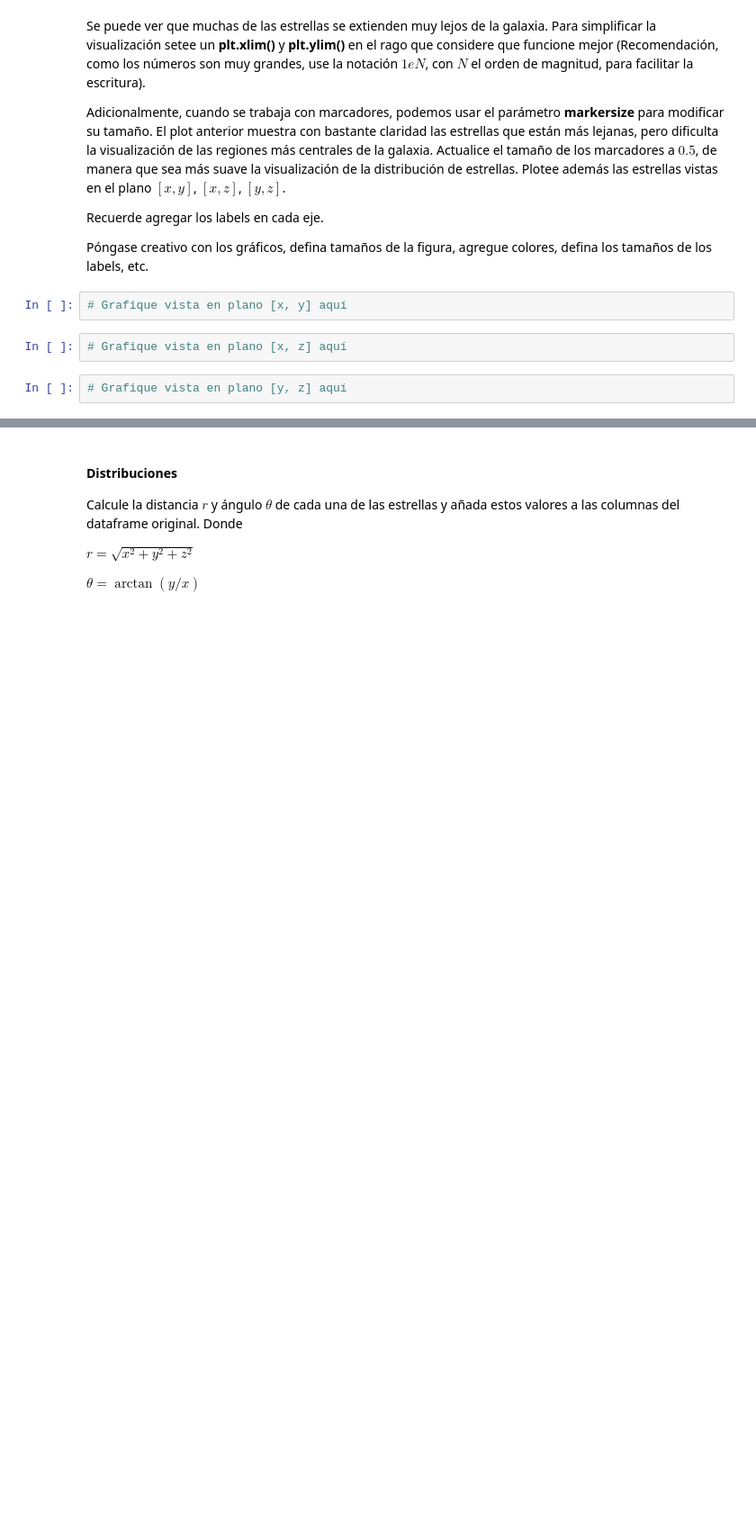
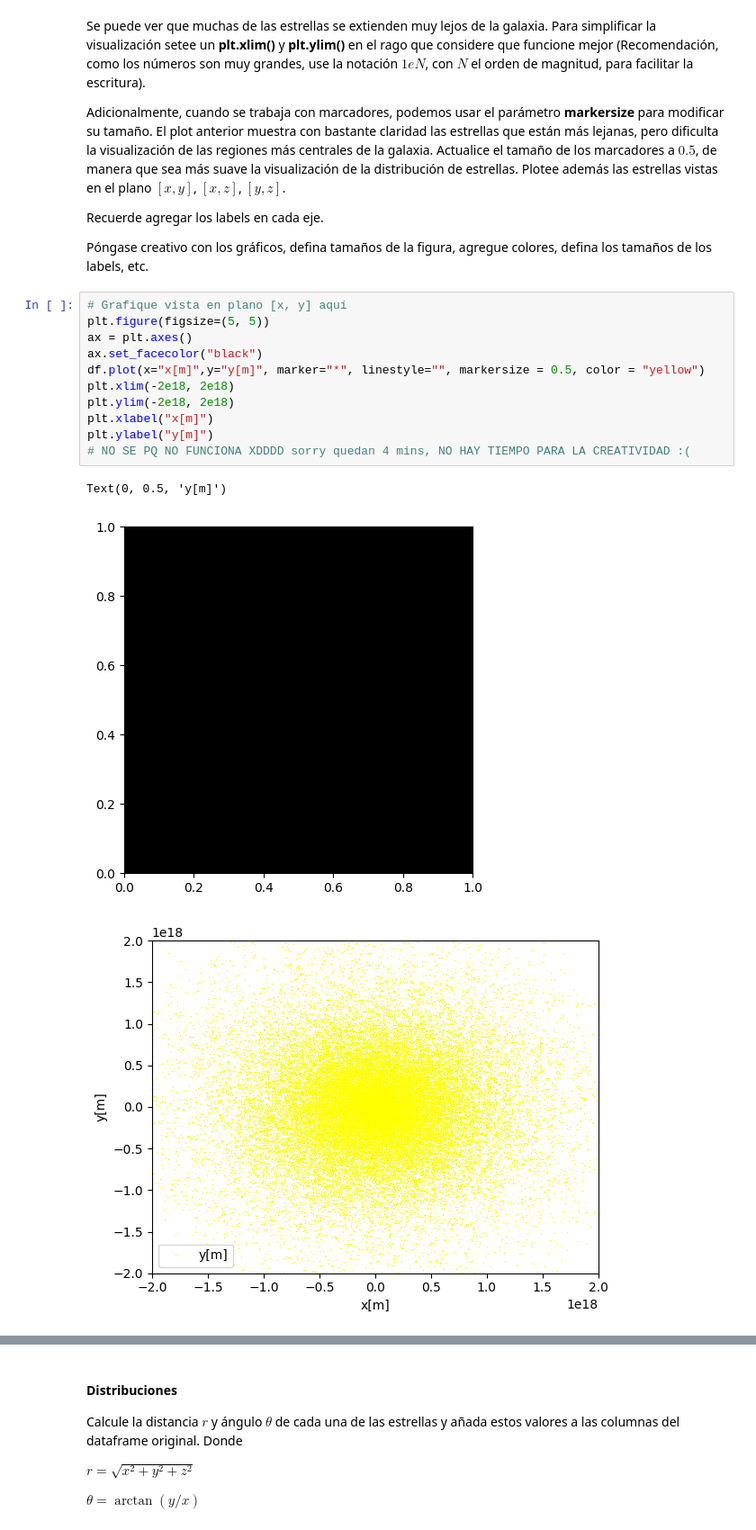
Before and after one commit to GARU0012/Tarea-1, a Jupyter notebook: Tarea_1.ipynb, the cells around one changed output, grey strips where cells are left out. Shown: that part at 90% size. Drawn from its saved outputs; the diff is of its cells as text; blank space fills up the shorter version.

Commit message:
TIEMPO

```diff
--- a/Tarea_1.ipynb
+++ b/Tarea_1.ipynb
@@ -450,9 +470,18 @@ Adicionalmente, cuando se trabaja con marcadores, podemos usar el parámetro **m
 Recuerde agregar los labels en cada eje.
 
 Póngase creativo con los gráficos, defina tamaños de la figura, agregue colores, defina los tamaños de los labels, etc.
-# %%
-# Grafique vista en plano [x, y] aquí
-# %%
-# Grafique vista en plano [x, z] aquí
-# %%
-# Grafique vista en plano [y, z] aquí
+# %%
+# Grafique vista en plano [x, y] aquí
+plt.figure(figsize=(5, 5))
+ax = plt.axes()
+ax.set_facecolor("black")
+df.plot(x="x[m]",y="y[m]", marker="*", linestyle="", markersize = 0.5, color = "yellow")
+plt.xlim(-2e18, 2e18)
+plt.ylim(-2e18, 2e18)
+plt.xlabel("x[m]")
+plt.ylabel("y[m]")
+# NO SE PQ NO FUNCIONA XDDDD sorry quedan 4 mins, NO HAY TIEMPO PARA LA CREATIVIDAD :(
+# %% [output]
+Text(0, 0.5, 'y[m]')
+[figure, added]
+[figure, added]
```
Also changed, not shown: parts of 7 cells of this notebook.
